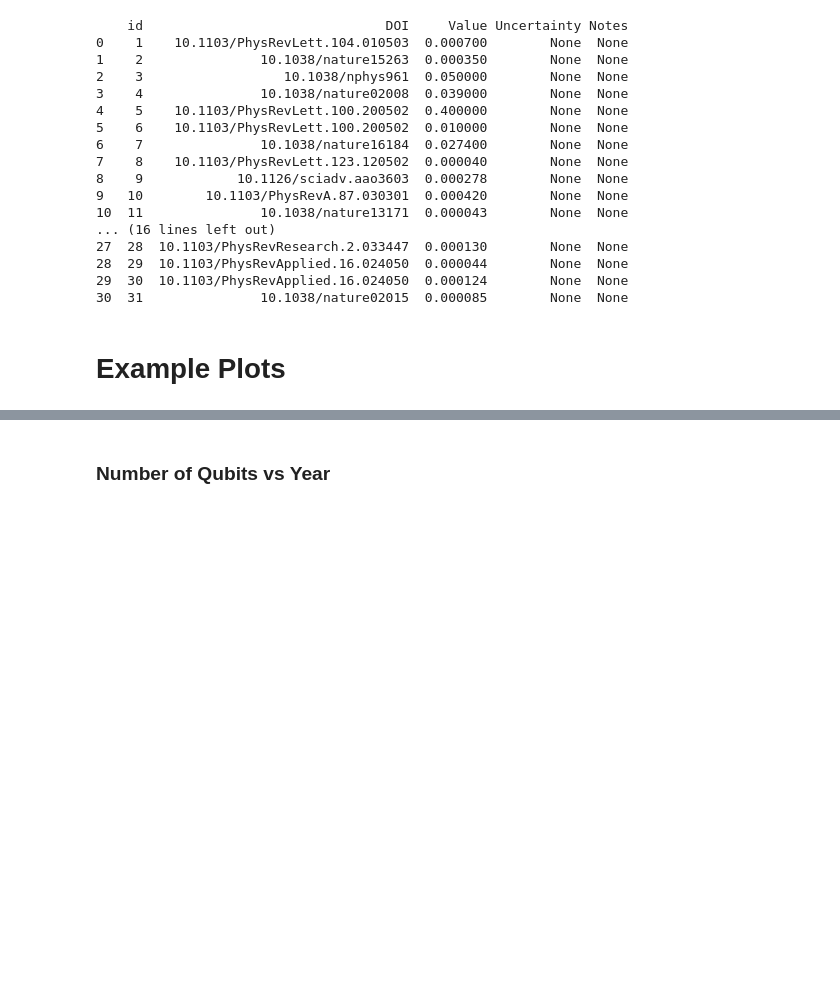
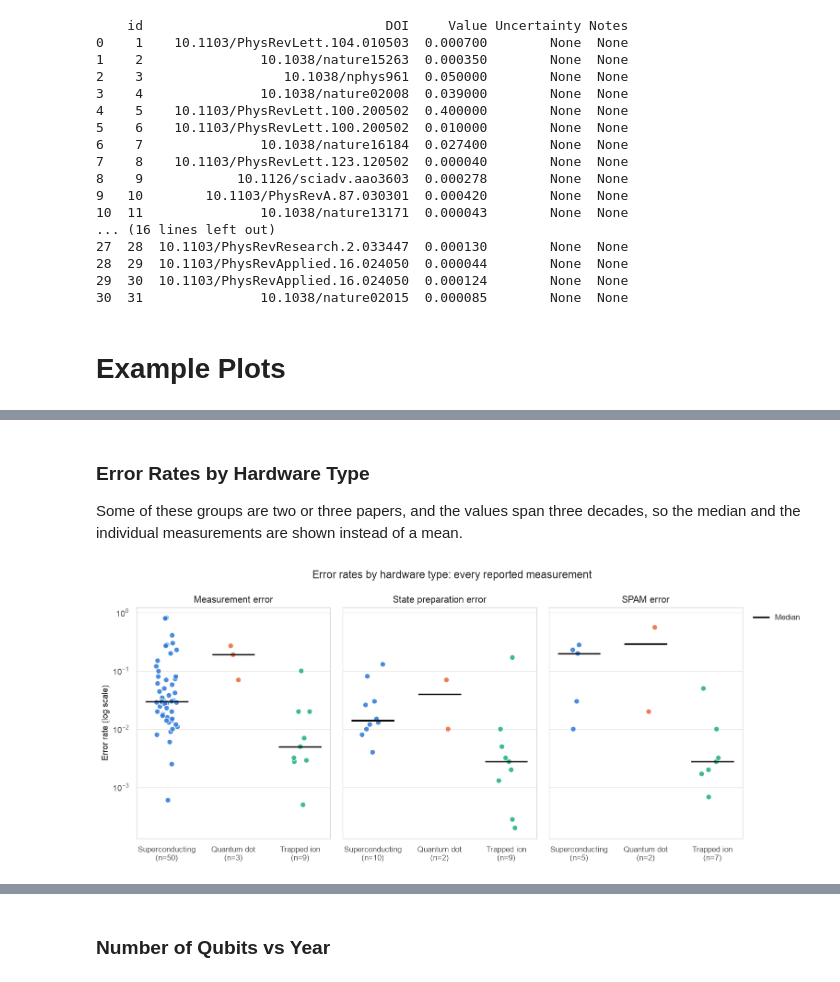
Before and after one commit to georgevsaliens/qubit-hardware-database, a Jupyter notebook: Qubit_Database.ipynb, the cells around one changed output, grey strips where cells are left out. Drawn from its saved outputs; the diff is of its cells as text; code cells hidden in the pictures; blank space fills up the shorter version.

```diff
--- a/Qubit_Database.ipynb
+++ b/Qubit_Database.ipynb
@@ -341,0 +391,34 @@ plt.show()
+# %% [markdown]
+### Error Rates by Hardware Type
+
+Some of these groups are two or three papers, and the values span three decades,
+so the median and the individual measurements are shown instead of a mean.
+# %%
+# Load different error types
+df_meas = load_table_data('Measurement_Error')
+df_meas['Error_Type'] = 'Measurement'
+
+df_prep = load_table_data('State_Prep_Error')
+df_prep['Error_Type'] = 'State preparation'
+
+df_spam = load_table_data('SPAM_Error')
+df_spam['Error_Type'] = 'SPAM'
+
+# Combine the data
+df_errors = pd.concat([df_meas, df_prep, df_spam])
+
+fig, axes = plt.subplots(1, 3, figsize=(13, 5.5), sharey=True)
+
+for ax, error_type in zip(axes, ['Measurement', 'State preparation', 'SPAM']):
+    strip_by_platform(ax, df_errors[df_errors['Error_Type'] == error_type],
+                      f'{error_type} error')
+
+axes[0].set_ylabel('Error rate (log scale)')
+axes[2].plot([], [], color='#0b0b0b', linewidth=2, label='Median')
+axes[2].legend(loc='upper left', bbox_to_anchor=(1.02, 1))
+
+fig.suptitle('Error rates by hardware type: every reported measurement', fontsize=14, y=0.99)
+plt.tight_layout()
+plt.show()
+# %% [output]
+[figure, added]
```
Also changed, not shown: parts of 22 cells of this notebook, 3 other files.
